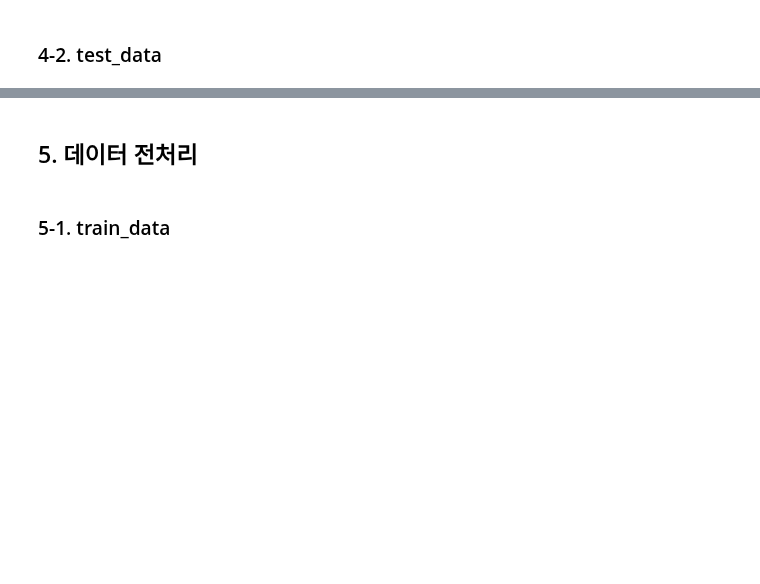
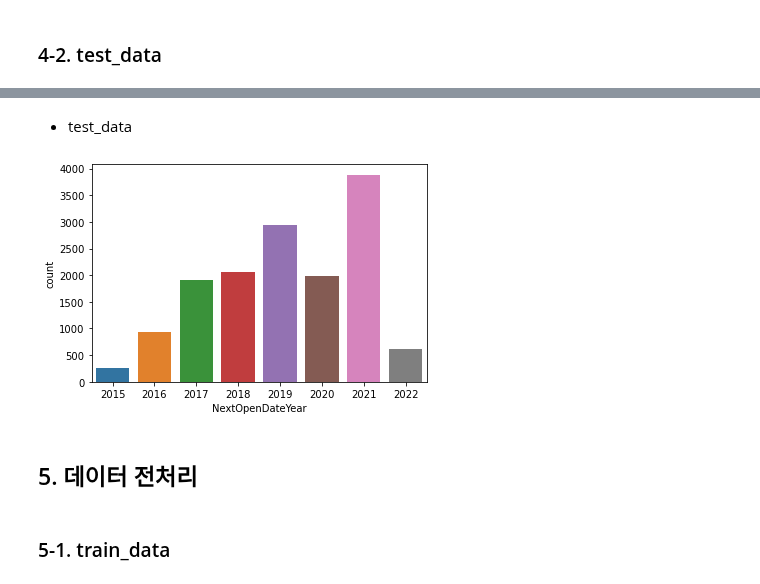
Before and after one commit to youngai1112/HK_Project, a Jupyter notebook: 7.1_뉴스데이터감성분석/01_뉴스데이터감성분석.ipynb, the cells around one changed output, grey strips where cells are left out. Saved outputs shown, nothing was run; the diff lists cells and outputs as text; code cells hidden in the pictures; blank space fills up the shorter version.

```diff
--- a/7.1_뉴스데이터감성분석/01_뉴스데이터감성분석.ipynb
+++ b/7.1_뉴스데이터감성분석/01_뉴스데이터감성분석.ipynb
@@ -341,3 +360,10 @@ test_data.shape
+# %% [markdown]
+- test_data
+# %%
+sns.countplot(x='NextOpenDateYear', data=test_data)
+plt.show()
+# %% [output]
+[figure, added]
 # %% [markdown]
 ## 5. 데이터 전처리
 # %% [markdown]
```
Also changed, not shown: parts of 15 cells of this notebook.
